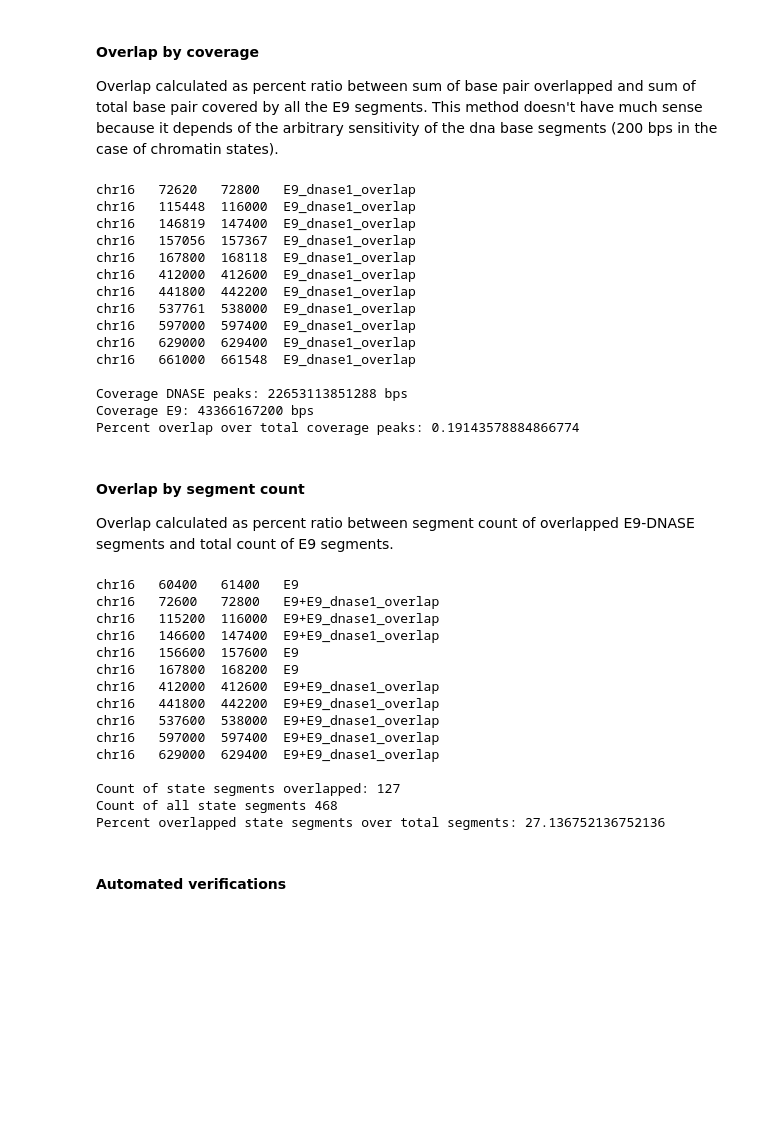
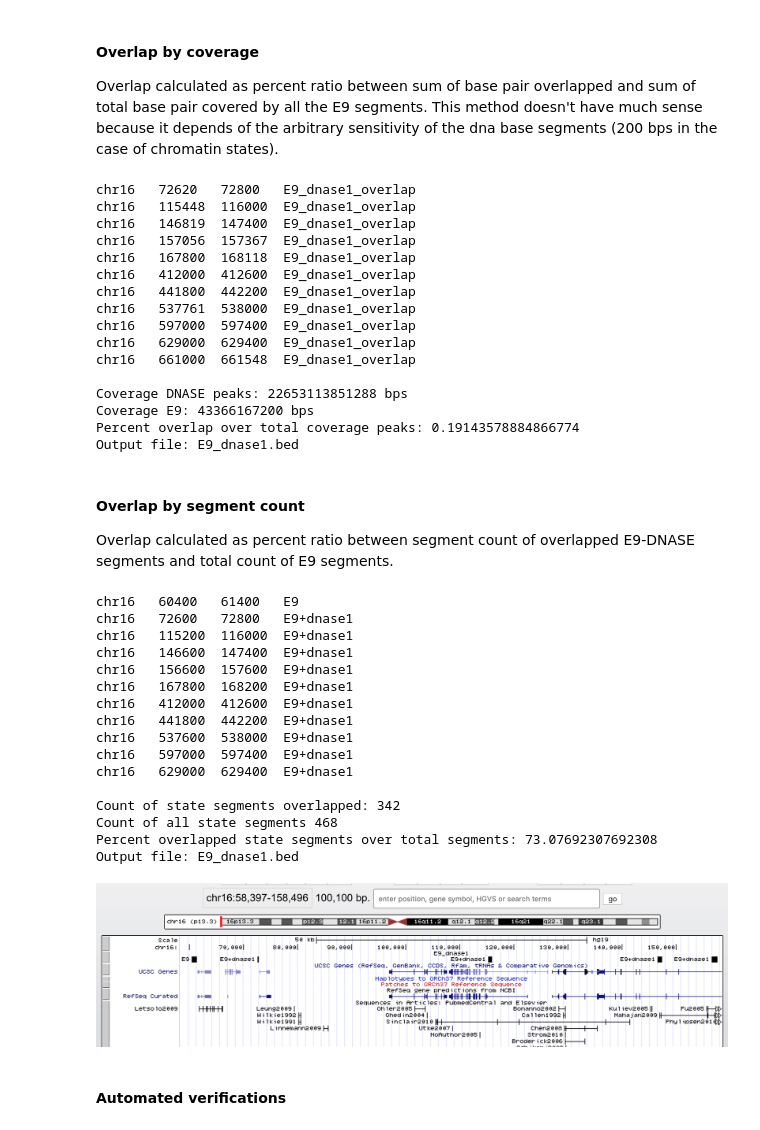
Before and after one commit to nandoide/misc_work, a Jupyter notebook: Desktop/uni/TRREP/team_work/genomic_regulation.ipynb, the cells around one changed output. Cells and saved outputs as stored; diff of their text form; code cells hidden in the pictures; blank space fills up the shorter version.

```diff
--- a/Desktop/uni/TRREP/team_work/genomic_regulation.ipynb
+++ b/Desktop/uni/TRREP/team_work/genomic_regulation.ipynb
@@ -193,7 +193,6 @@ def intersect_bed(input_dir, input_file1, input_file2, output_dir, output_file,
     while(f1_segment != "" and f2_segment != ""):
         f1_chrom, f1_segment_start, f1_segment_end, f1_feature = get_parts(f1_segment)
         f2_chrom, f2_segment_start, f2_segment_end, f2_feature = get_parts(f2_segment)
-        feature = f1_feature
         # Filter f1 and read f1
         if f1_chrom != chrom or (f1_feature_filter != "" and f1_feature != f1_feature_filter):
             f1_segment = f1_segments.readline()
@@ -203,13 +202,13 @@ def intersect_bed(input_dir, input_file1, input_file2, output_dir, output_file,
         # f2 segment downstream f1 segment
         elif f2_segment_start > f1_segment_end:
             if output_mode == "annotate" and drop_feature_threshold < f1_segment_end - f1_segment_start:
-                output_segment = concat_parts(chrom, f1_segment_start, f1_segment_end, feature)
+                output_segment = concat_parts(chrom, f1_segment_start, f1_segment_end, f1_feature)
                 output_segments.write(output_segment)
             f1_segment = f1_segments.readline()
         # f1 segment downstream f2 segment
         elif f1_segment_start > f2_segment_end:
             f2_segment = f2_segments.readline()
-        else: # Intersect
+        else: # Overlap
             # Save intersect
             if output_mode == "intersect":
                 output_start = max(f1_segment_start, f2_segment_start)
@@ -217,16 +216,19 @@ def intersect_bed(input_dir, input_file1, input_file2, output_dir, output_file,
                 if drop_feature_threshold < output_end - output_start:
                     output_segment = concat_parts(chrom, output_start, output_end, output_feature)
                     output_segments.write(output_segment)
+                # Advance f1
+                if f2_segment_end >= f1_segment_end:
+                    f1_segment = f1_segments.readline()
+                # Advance f2
+                elif f1_segment_end > f2_segment_end:
+                    f2_segment = f2_segments.readline()
+            # Annotate mode: save f1, advance f1, advance f2
             else:
                 feature = f1_feature + "+" + output_feature
-            # Advance f1
-            if f2_segment_end >= f1_segment_end:
-                if output_mode == "annotate" and drop_feature_threshold < f1_segment_end - f1_segment_start:
+                if drop_feature_threshold < f1_segment_end - f1_segment_start:
                     output_segment = concat_parts(chrom, f1_segment_start, f1_segment_end, feature)
                     output_segments.write(output_segment)
                 f1_segment = f1_segments.readline()
-            # Advance f2
-            elif f1_segment_end > f2_segment_end:
                 f2_segment = f2_segments.readline()
     while(output_mode == "annotate" and f1_segment != ""):
         output_segments.write(f1_segment)
@@ -390,18 +574,19 @@ chr16   115448  116000  E9_dnase1_overlap
 
 Overlap calculated as percent ratio between sum of base pair overlapped and sum of total base pair covered by all the E9 segments. This method doesn't have much sense because it depends of the arbitrary sensitivity of the dna base segments (200 bps in the case of chromatin states).
 # %%
-intersect_bed(PATH, STATE + "_segments.bed", "wgEncodeOpenChromDnaseMonocd14Pk.narrowPeak.bed",
-                  PATH, STATE + "_dnase1_overlap.bed", chrom = CHROM,
-                  f1_feature_filter = STATE, f2_feature_filter = "",
+intersect_bed(PATH, STATE + ".bed", "wgEncodeOpenChromDnaseMonocd14Pk.narrowPeak.bed",
+                  PATH, STATE + "_dnase1.bed", chrom = CHROM,
+                  f1_feature_filter = "", f2_feature_filter = "",
                   output_feature = STATE + "_dnase1_overlap", sep = SEP,
                   drop_feature_threshold = 10)
-head(PATH, "E9_dnase1_overlap.bed", 10)
+head(PATH, STATE + "_dnase1.bed", 10)
 coverage_peaks = bed_coverage(PATH, "wgEncodeOpenChromDnaseMonocd14Pk.narrowPeak.bed", sep='\t')
 coverage_state = bed_coverage(PATH, STATE + "_segments.bed", sep='\t')
 print("")
 print("Coverage DNASE peaks:", coverage_peaks, "bps")
 print("Coverage E9:", coverage_state, "bps")
 print("Percent overlap over total coverage peaks:", coverage_state * 100 / coverage_peaks)
+print("Output file:", STATE + "_dnase1.bed")
 # %% [output]
 chr16   72620   72800   E9_dnase1_overlap
 chr16   115448  116000  E9_dnase1_overlap
@@ -418,44 +603,49 @@ chr16   661000  661548  E9_dnase1_overlap
 Coverage DNASE peaks: 22653113851288 bps
 Coverage E9: 43366167200 bps
 Percent overlap over total coverage peaks: 0.19143578884866774
+Output file: E9_dnase1.bed
 # %% [markdown]
 #### Overlap by segment count
 
 Overlap calculated as percent ratio between segment count of overlapped E9-DNASE segments and total count of E9 segments.
 # %%
-OUTPUT_FEATURE = STATE + "_dnase1_overlap"
+OUTPUT_FEATURE = "dnase1"
 
-intersect_bed(PATH, STATE + "_segments.bed", "wgEncodeOpenChromDnaseMonocd14Pk.narrowPeak.bed",
-                  PATH, STATE + "_dnase1_overlap_annotate.bed", chrom = CHROM,
+intersect_bed(PATH, STATE + ".bed", "wgEncodeOpenChromDnaseMonocd14Pk.narrowPeak.bed",
+                  PATH, STATE + "_dnase1.bed", chrom = CHROM,
                   f1_feature_filter = STATE, f2_feature_filter="",
                   output_feature = OUTPUT_FEATURE, sep=SEP,
                   drop_feature_threshold = 10, output_mode="annotate")
-head(PATH, STATE + "_dnase1_overlap_annotate.bed", 10)
+head(PATH, STATE + "_dnase1.bed", 10)
 
-overlap_segment_count = bed_segment_count_by_re_feature(PATH, STATE + "_dnase1_overlap_annotate.bed",
+overlap_segment_count = bed_segment_count_by_re_feature(PATH, STATE + "_dnase1.bed",
                                                         OUTPUT_FEATURE)
 print("")
 print("Count of state segments overlapped:", overlap_segment_count)
-total_segment_count = bed_segment_count_by_re_feature(PATH, STATE + "_dnase1_overlap_annotate.bed", "")
+total_segment_count = bed_segment_count_by_re_feature(PATH, STATE + "_dnase1.bed", "")
 print("Count of all state segments", total_segment_count)
 print("Percent overlapped state segments over total segments:",
       overlap_segment_count * 100 / total_segment_count)
+print("Output file:", STATE + "_dnase1.bed")
+Image("genome_browser.png")
 # %% [output]
 chr16   60400   61400   E9
-chr16   72600   72800   E9+E9_dnase1_overlap
-chr16   115200  116000  E9+E9_dnase1_overlap
-chr16   146600  147400  E9+E9_dnase1_overlap
-chr16   156600  157600  E9
-chr16   167800  168200  E9
-chr16   412000  412600  E9+E9_dnase1_overlap
-chr16   441800  442200  E9+E9_dnase1_overlap
-chr16   537600  538000  E9+E9_dnase1_overlap
-chr16   597000  597400  E9+E9_dnase1_overlap
-chr16   629000  629400  E9+E9_dnase1_overlap
+chr16   72600   72800   E9+dnase1
+chr16   115200  116000  E9+dnase1
+chr16   146600  147400  E9+dnase1
+chr16   156600  157600  E9+dnase1
+chr16   167800  168200  E9+dnase1
+chr16   412000  412600  E9+dnase1
+chr16   441800  442200  E9+dnase1
+chr16   537600  538000  E9+dnase1
+chr16   597000  597400  E9+dnase1
+chr16   629000  629400  E9+dnase1
 
-Count of state segments overlapped: 127
+Count of state segments overlapped: 342
 Count of all state segments 468
-Percent overlapped state segments over total segments: 27.136752136752136
+Percent overlapped state segments over total segments: 73.07692307692308
+Output file: E9_dnase1.bed
+[figure, added]
 # %% [markdown]
 #### Automated verifications
 # %%
```
Also changed, not shown: parts of 14 cells of this notebook, 3 other files.
